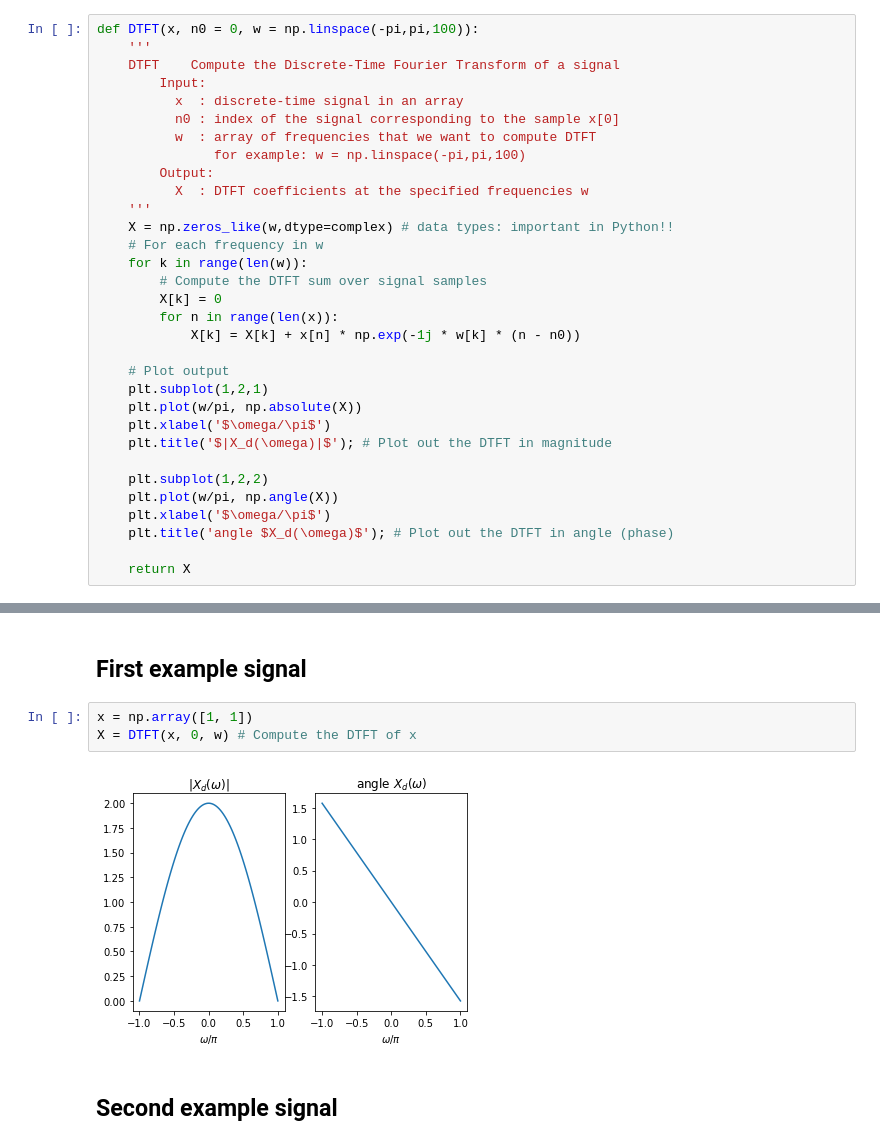
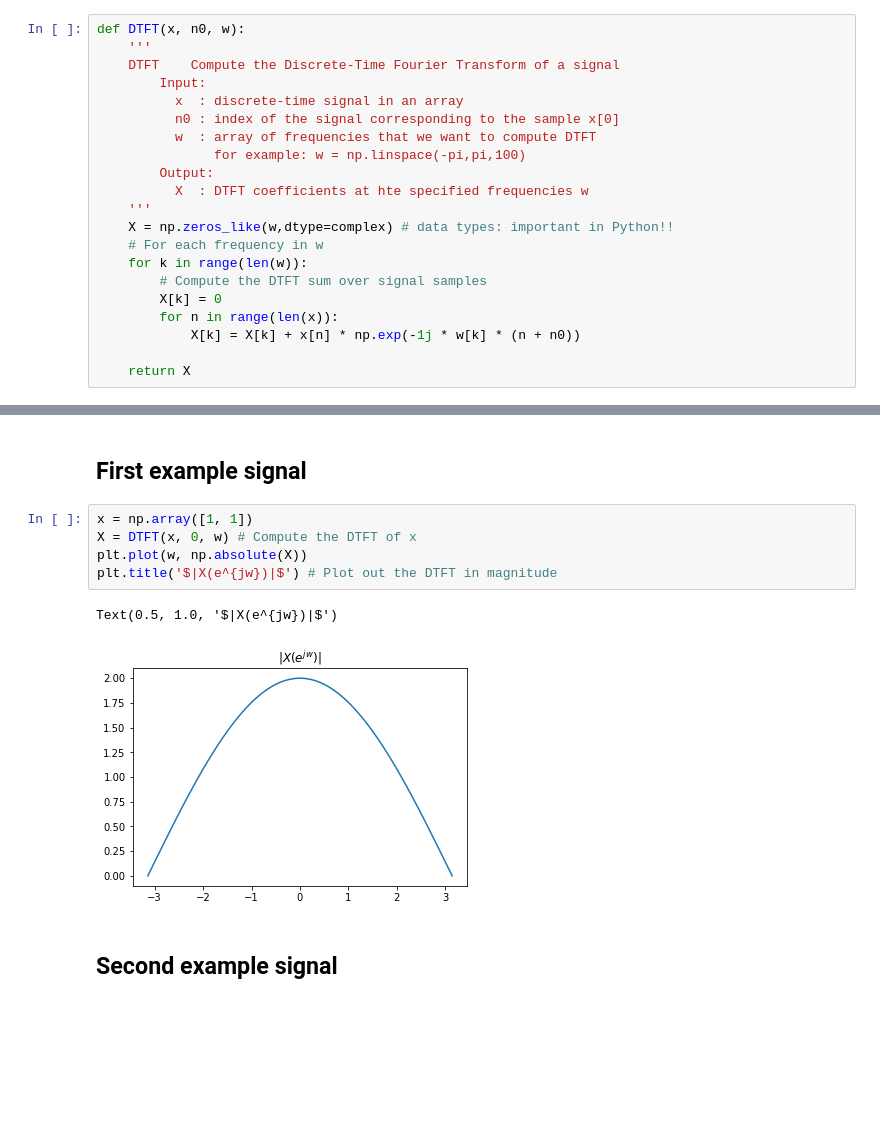
Before and after one commit to hthieu166/ece310-demos, a Jupyter notebook: demo_DTFT.ipynb, the cells around one changed output, grey strips where cells are left out. Cells and saved outputs as stored; diff of their text form; blank space fills up the shorter version.

```diff
--- a/demo_DTFT.ipynb
+++ b/demo_DTFT.ipynb
@@ -8,7 +9,7 @@ pi = np.pi
 # %% [markdown]
 ## DTFT function
 # %%
-def DTFT(x, n0 = 0, w = np.linspace(-pi,pi,100)):
+def DTFT(x, n0, w):
     '''
     DTFT    Compute the Discrete-Time Fourier Transform of a signal
         Input:
@@ -17,7 +18,7 @@ def DTFT(x, n0 = 0, w = np.linspace(-pi,pi,100)):
           w  : array of frequencies that we want to compute DTFT
                for example: w = np.linspace(-pi,pi,100)
         Output:
-          X  : DTFT coefficients at the specified frequencies w
+          X  : DTFT coefficients at hte specified frequencies w
     '''
     X = np.zeros_like(w,dtype=complex) # data types: important in Python!!
     # For each frequency in w
@@ -25,18 +26,7 @@ def DTFT(x, n0 = 0, w = np.linspace(-pi,pi,100)):
         # Compute the DTFT sum over signal samples
         X[k] = 0
         for n in range(len(x)):
-            X[k] = X[k] + x[n] * np.exp(-1j * w[k] * (n - n0))
-
-    # Plot output
-    plt.subplot(1,2,1)
-    plt.plot(w/pi, np.absolute(X))
-    plt.xlabel('$\omega/\pi$')
-    plt.title('$|X_d(\omega)|$'); # Plot out the DTFT in magnitude
-
-    plt.subplot(1,2,2)
-    plt.plot(w/pi, np.angle(X))
-    plt.xlabel('$\omega/\pi$')
-    plt.title('angle $X_d(\omega)$'); # Plot out the DTFT in angle (phase)
+            X[k] = X[k] + x[n] * np.exp(-1j * w[k] * (n + n0))
 
     return X
 # %%
@@ -48,8 +38,11 @@ w = np.linspace(-pi, pi, 100)
 # %%
 x = np.array([1, 1])
 X = DTFT(x, 0, w) # Compute the DTFT of x
+plt.plot(w, np.absolute(X))
+plt.title('$|X(e^{jw})|$') # Plot out the DTFT in magnitude
 # %% [output]
+Text(0.5, 1.0, '$|X(e^{jw})|$')
-[figure, old version]
+[figure, new version]
 # %% [markdown]
 ## Second example signal
 # %%
```
Also changed, not shown: parts of 7 cells of this notebook, 11 other files.
